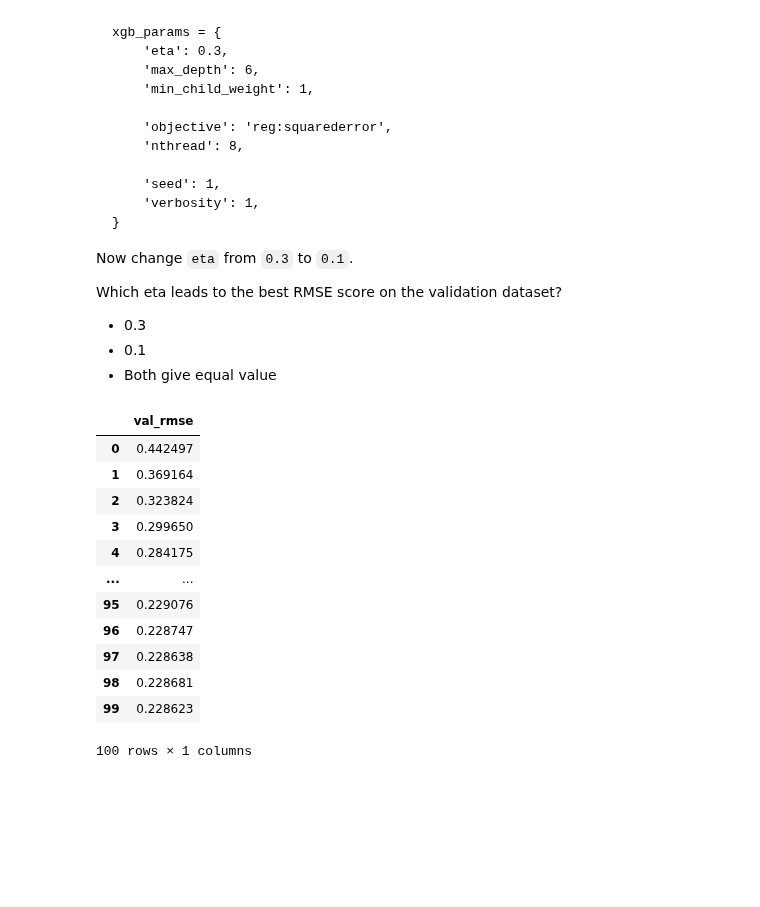
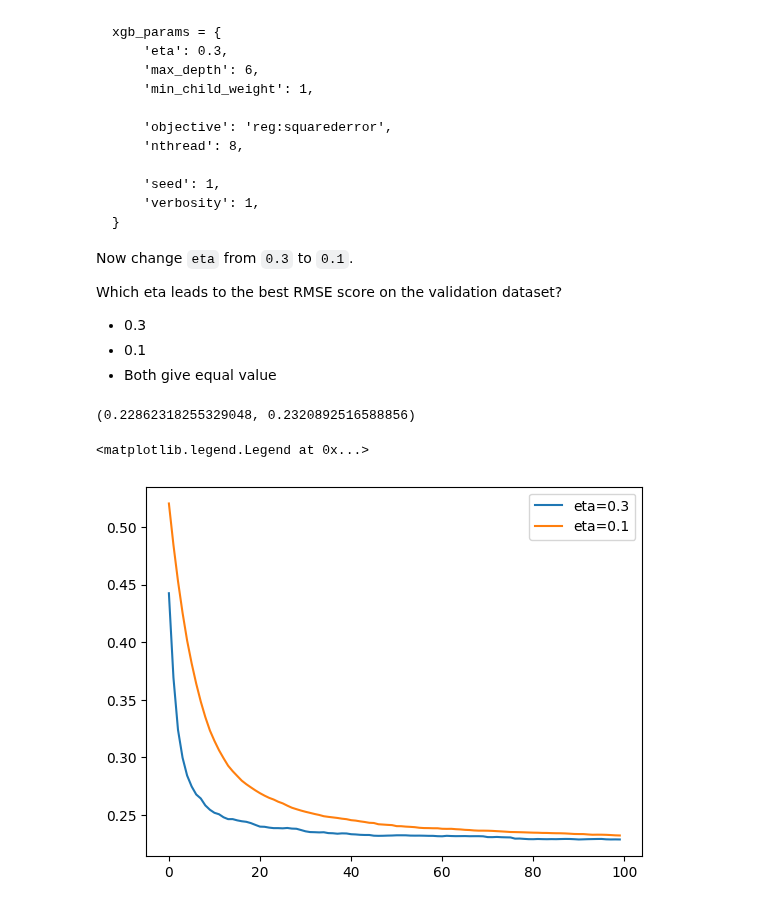
Before and after one commit to aaalexlit/machine-learning-zoomcamp-alex, a Jupyter notebook: ml_zoomcamp_HW6.ipynb, the cells around one changed output. Cells and saved outputs as stored; diff of their text form; code cells hidden in the pictures; blank space fills up the shorter version.

```diff
--- a/ml_zoomcamp_HW6.ipynb
+++ b/ml_zoomcamp_HW6.ipynb
@@ -291,38 +291,34 @@ features = list(dv.get_feature_names_out())
 dtrain = xgb.DMatrix(X_train, label=y_train, feature_names=features)
 dval = xgb.DMatrix(X_val, label=y_val, feature_names=features)
 
-def train_xgboost_model(eta=0.3, max_depth=6, min_child_weight=1):
+def train_xgboost_model(eta=0.3):
     evals_result = {}
     model = xgb.train(
         params={
             "objective": 'reg:squarederror',
             "eval_metric": "rmse",
             "eta": eta,
-            "max_depth": max_depth,
-            "min_child_weight": min_child_weight,
+            "max_depth": 6,
+            "min_child_weight": 1,
         },
         dtrain=dtrain,
         num_boost_round=100,
         evals_result=evals_result,
         evals=[(dval, "val")],
-        verbosity=1,
+        verbose_eval=0,
     )
 
     val_auc = evals_result["val"]["rmse"]
     return pd.DataFrame( val_auc, columns=["val_rmse"])
-# %%
-(train_xgboost_model())
-# %% [output]
-|  | val_rmse |
-| 0 | 0.442497 |
-| 1 | 0.369164 |
-| 2 | 0.323824 |
-| 3 | 0.299650 |
-| 4 | 0.284175 |
-| ... | ... |
-| 95 | 0.229076 |
-| 96 | 0.228747 |
-| 97 | 0.228638 |
-| 98 | 0.228681 |
-| 99 | 0.228623 |
-100 rows × 1 columns
+# %%
+train_xgboost_model().val_rmse.values[-1], train_xgboost_model(0.1).val_rmse.values[-1]
+# %% [output]
+(0.22862318255329048, 0.2320892516588856)
+# %%
+plt.plot(range(100), train_xgboost_model().val_rmse, label='eta=0.3')
+plt.plot(range(100), train_xgboost_model(0.1).val_rmse, label='eta=0.1')
+
+plt.legend()
+# %% [output]
+<matplotlib.legend.Legend at 0x...>
+[figure, added]
```
Also changed, not shown: parts of 3 cells of this notebook.
